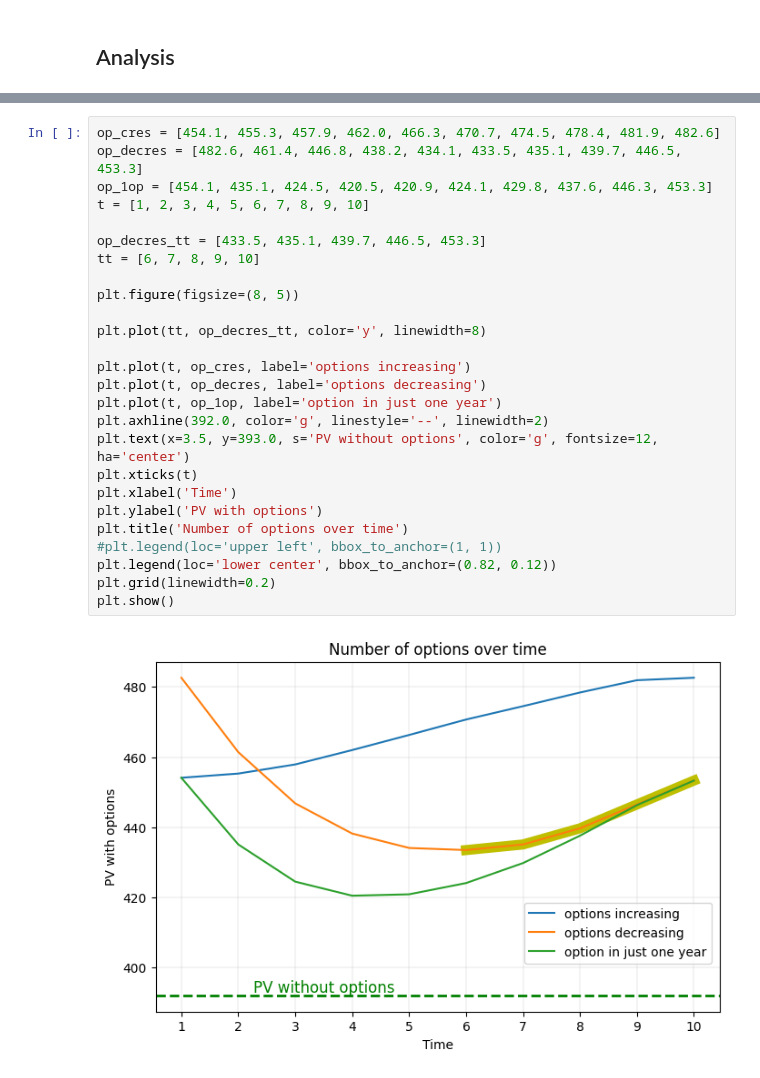
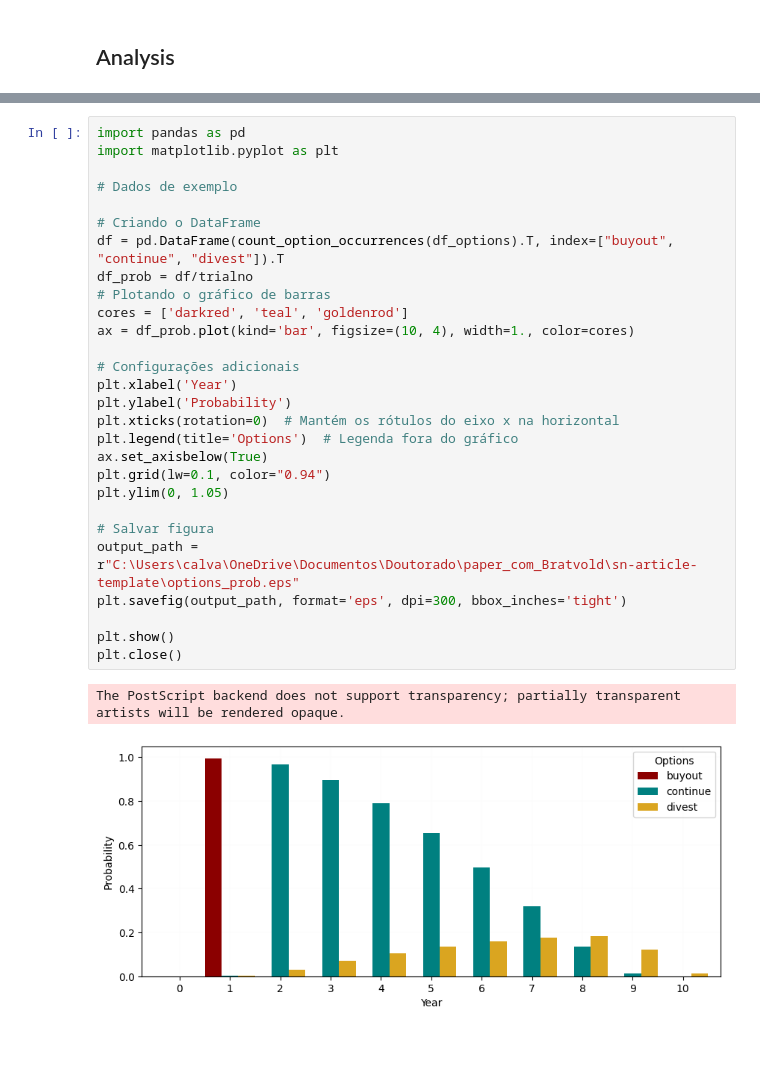
Before and after one commit to Wellington-Carlos/Doutorado, a Jupyter notebook: problem_BDH/main.ipynb, the cells around one changed output, grey strips where cells are left out. Cells and saved outputs as stored; diff of their text form; blank space fills up the shorter version.

```diff
--- a/problem_BDH/main.ipynb
+++ b/problem_BDH/main.ipynb
@@ -287,28 +257,31 @@ The PostScript backend does not support transparency; partially transparent arti
-# %%
-op_cres = [454.1, 455.3, 457.9, 462.0, 466.3, 470.7, 474.5, 478.4, 481.9, 482.6]
-op_decres = [482.6, 461.4, 446.8, 438.2, 434.1, 433.5, 435.1, 439.7, 446.5, 453.3]
-op_1op = [454.1, 435.1, 424.5, 420.5, 420.9, 424.1, 429.8, 437.6, 446.3, 453.3]
-t = [1, 2, 3, 4, 5, 6, 7, 8, 9, 10]
-
-op_decres_tt = [433.5, 435.1, 439.7, 446.5, 453.3]
-tt = [6, 7, 8, 9, 10]
-
-plt.figure(figsize=(8, 5))
-
-plt.plot(tt, op_decres_tt, color='y', linewidth=8)
-
-plt.plot(t, op_cres, label='options increasing')
-plt.plot(t, op_decres, label='options decreasing')
-plt.plot(t, op_1op, label='option in just one year')
-plt.axhline(392.0, color='g', linestyle='--', linewidth=2)
-plt.text(x=3.5, y=393.0, s='PV without options', color='g', fontsize=12, ha='center')
-plt.xticks(t)
-plt.xlabel('Time')
-plt.ylabel('PV with options')
-plt.title('Number of options over time')
-#plt.legend(loc='upper left', bbox_to_anchor=(1, 1))
-plt.legend(loc='lower center', bbox_to_anchor=(0.82, 0.12))
-plt.grid(linewidth=0.2)
-plt.show()
-# %% [output]
-[figure, removed]
+# %%
+import pandas as pd
+import matplotlib.pyplot as plt
+
+# Dados de exemplo
+
+# Criando o DataFrame
+df = pd.DataFrame(count_option_occurrences(df_options).T, index=["buyout", "continue", "divest"]).T
+df_prob = df/trialno
+# Plotando o gráfico de barras
+cores = ['darkred', 'teal', 'goldenrod']
+ax = df_prob.plot(kind='bar', figsize=(10, 4), width=1., color=cores)
+
+# Configurações adicionais
+plt.xlabel('Year')
+plt.ylabel('Probability')
+plt.xticks(rotation=0)  # Mantém os rótulos do eixo x na horizontal
+plt.legend(title='Options')  # Legenda fora do gráfico
+ax.set_axisbelow(True)
+plt.grid(lw=0.1, color="0.94")
+plt.ylim(0, 1.05)
+
+# Salvar figura
+output_path = r"C:\Users\calva\OneDrive\Documentos\Doutorado\paper_com_Bratvold\sn-article-template\options_prob.eps"
+plt.savefig(output_path, format='eps', dpi=300, bbox_inches='tight')
+
+plt.show()
+plt.close()
+# %% [output]
+The PostScript backend does not support transparency; partially transparent artists will be rendered opaque.
+[figure, added]
```
Also changed, not shown: parts of 15 cells of this notebook, 13 other files.
